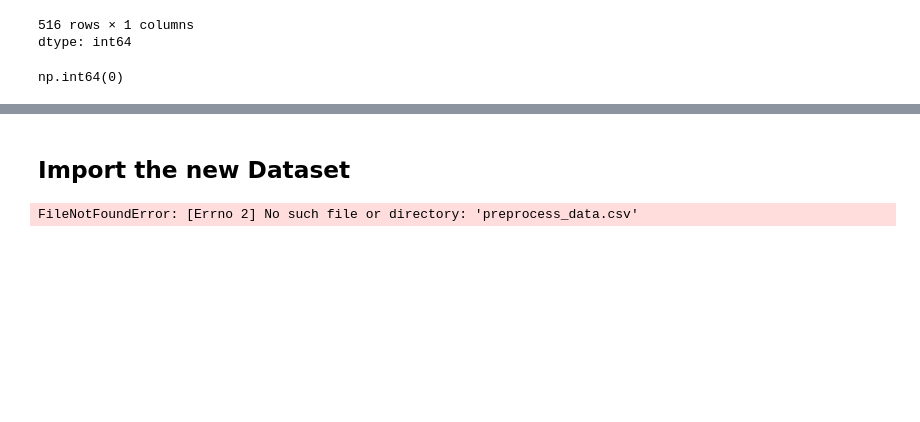
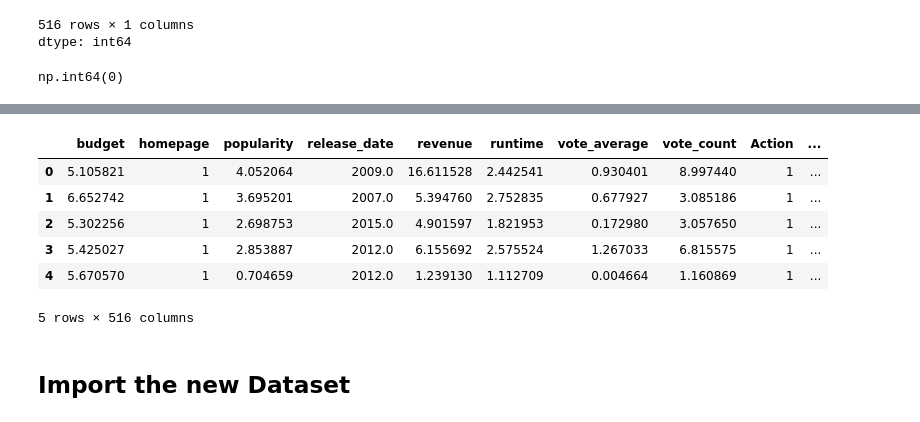
Before and after one commit to leonnmarcoo/CCADMACL_COM232_PROJECT, a Jupyter notebook: data_preprocessing.ipynb, the cells around one changed output, grey strips where cells are left out. Cells and saved outputs as stored; diff of their text form; code cells hidden in the pictures; blank space fills up the shorter version.

```diff
--- a/data_preprocessing.ipynb
+++ b/data_preprocessing.ipynb
@@ -580,6 +606,17 @@ np.int64(0)
+# %%
+columns_to_standardize = ['budget', 'popularity', 'revenue', 'runtime', 'vote_average', 'vote_count']
+
+scaler = StandardScaler()
+df[columns_to_standardize] = scaler.fit_transform(df[columns_to_standardize])
+# %%
+df.head()
+# %% [output]
+|  | budget | homepage | popularity | release_date | revenue | runtime | vote_average | vote_count | Action | ... |
+| 0 | 5.105821 | 1 | 4.052064 | 2009.0 | 16.611528 | 2.442541 | 0.930401 | 8.997440 | 1 | ... |
+| 1 | 6.652742 | 1 | 3.695201 | 2007.0 | 5.394760 | 2.752835 | 0.677927 | 3.085186 | 1 | ... |
+| 2 | 5.302256 | 1 | 2.698753 | 2015.0 | 4.901597 | 1.821953 | 0.172980 | 3.057650 | 1 | ... |
+| 3 | 5.425027 | 1 | 2.853887 | 2012.0 | 6.155692 | 2.575524 | 1.267033 | 6.815575 | 1 | ... |
+| 4 | 5.670570 | 1 | 0.704659 | 2012.0 | 1.239130 | 1.112709 | 0.004664 | 1.160869 | 1 | ... |
+5 rows × 516 columns
 # %% [markdown]
 ## **Import the new Dataset**
-# %%
-df = pd.read_csv("preprocess_data.csv")
-# %% [output]
-FileNotFoundError: [Errno 2] No such file or directory: 'preprocess_data.csv'
```
Also changed, not shown: parts of 7 cells of this notebook.
